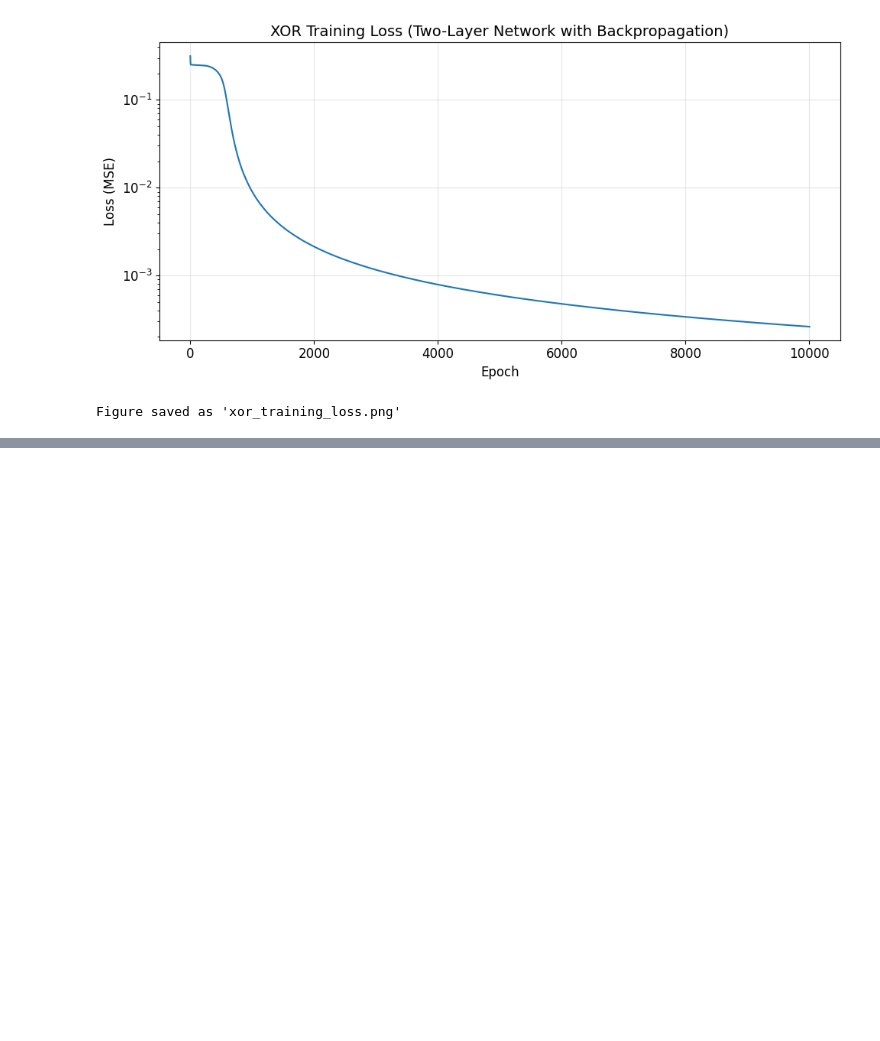
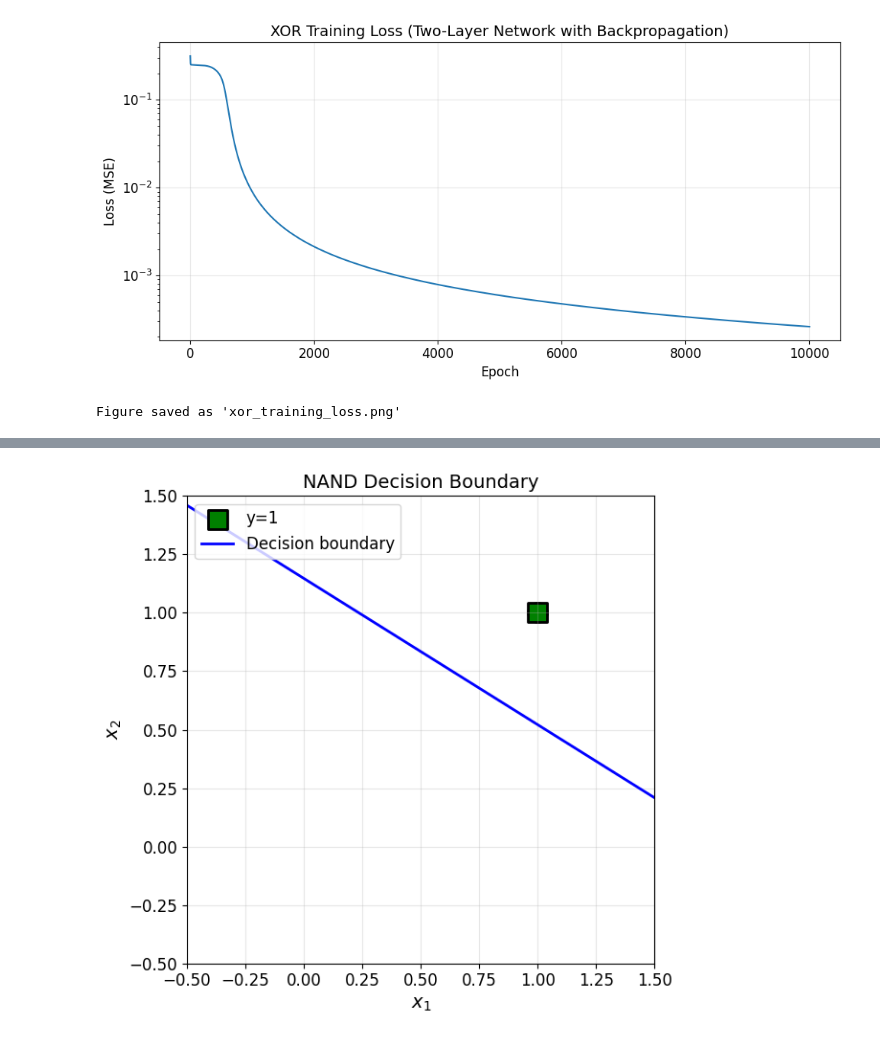
Before and after one commit to eoinocathasaigh/Artificial-Intelligence-Labs, a Jupyter notebook: Lab1.ipynb, the cells around one changed output, grey strips where cells are left out. Cells and saved outputs as stored; diff of their text form; code cells hidden in the pictures; blank space fills up the shorter version.

Commit message:
Perceptrons and Linear Separability  - week 1 lab done, need to add further explanations later

```diff
--- a/Lab1.ipynb
+++ b/Lab1.ipynb
@@ -883,0 +899,13 @@ Figure saved as 'xor_training_loss.png'
+# %%
+#Setting up for the NAND Operation
+X_nand = np.array([
+ [0, 0],
+ [0, 1],
+ [1, 0],
+ [1, 1]
+])
+y_nand = np.array([1, 1, 1, 0])
+print("NAND Training Data:")
+print("X:")
+print(X_nand)
+print("y:", y_nand)
@@ -883,0 +920,20 @@ Figure saved as 'xor_training_loss.png'
+# %%
+#Creating and training the perceptron for NAND
+perceptron_nand = Perceptron(n_inputs=2, learning_rate=0.1)
+print("Initial weights:", perceptron_nand.weights)
+print("Initial bias:", perceptron_nand.bias)
+print("\nTraining...\n")
+#Train (store the history for later visualisation)
+history_nand = perceptron_nand.train(X_nand, y_nand, epochs=10)
+#Test on all inputs
+print("\nTesting NAND perceptron:")
+print("-" * 40)
+all_correct = True
+for i in range(len(X_nand)):
+    prediction = perceptron_nand.predict(X_nand[i])
+    correct = "✓" if prediction == y_nand[i] else "✗"
+    if prediction != y_nand[i]:
+        all_correct = False
+    print(f"Input: {X_nand[i]} -> Predicted: {prediction}, Expected: {y_nand[i]} {correct}")
+print("-" * 40)
+print(f"All predictions correct: {all_correct}")
@@ -883,0 +958,7 @@ Figure saved as 'xor_training_loss.png'
+# %%
+#Plotting the decision boundary for NAND
+plot_decision_boundary(X_nand, y_nand, perceptron_nand.weights, perceptron_nand.bias,"NAND Decision Boundary")
+plt.tight_layout()
+plt.show()
+# %% [output]
+[figure, added]
```
Also changed, not shown: parts of 36 cells of this notebook, 2 other files.
